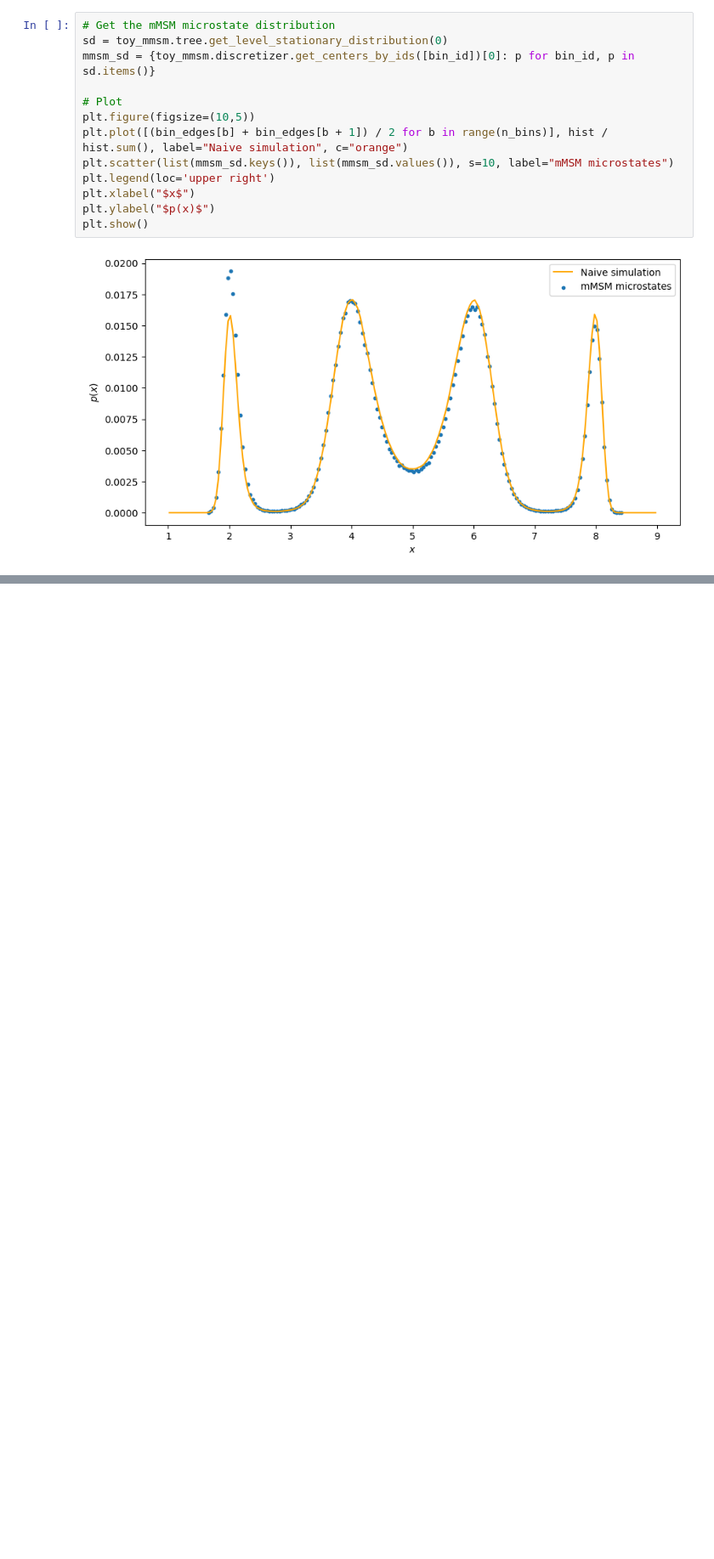
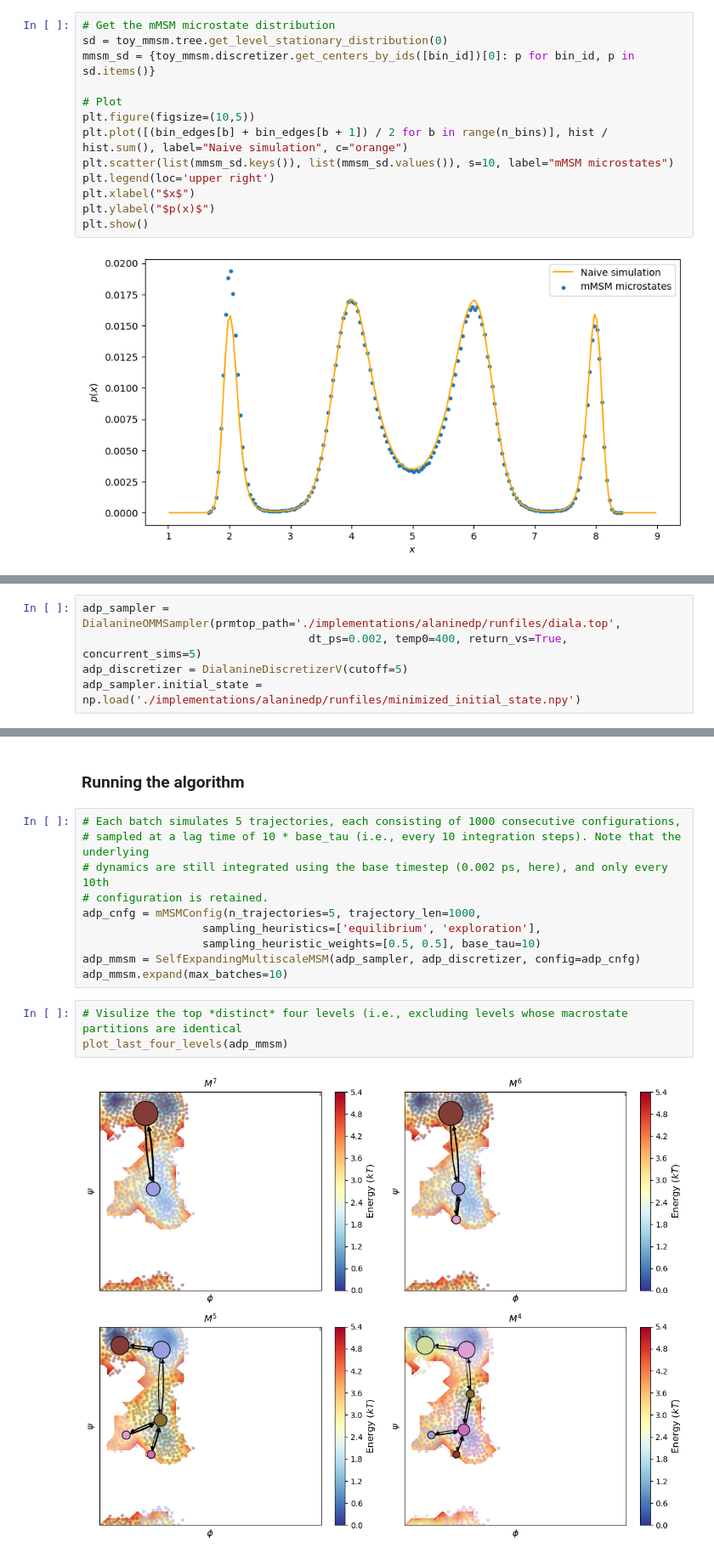
Before and after one commit to ravehlab/mMSM, a Jupyter notebook: tutorial.ipynb, the cells around one changed output, grey strips where cells are left out. Shown at 85% size. Drawn from its saved outputs; the diff is of its cells as text; blank space fills up the shorter version.

```diff
--- a/tutorial.ipynb
+++ b/tutorial.ipynb
@@ -219,0 +261,5 @@ plt.show()
+# %%
+adp_sampler = DialanineOMMSampler(prmtop_path='./implementations/alaninedp/runfiles/diala.top',
+                                  dt_ps=0.002, temp0=400, return_vs=True, concurrent_sims=5)
+adp_discretizer = DialanineDiscretizerV(cutoff=5)
+adp_sampler.initial_state = np.load('./implementations/alaninedp/runfiles/minimized_initial_state.npy')
@@ -219,0 +354,17 @@ plt.show()
+# %% [markdown]
+### Running the algorithm
+# %%
+# Each batch simulates 5 trajectories, each consisting of 1000 consecutive configurations,
+# sampled at a lag time of 10 * base_tau (i.e., every 10 integration steps). Note that the underlying
+# dynamics are still integrated using the base timestep (0.002 ps, here), and only every 10th
+# configuration is retained.
+adp_cnfg = mMSMConfig(n_trajectories=5, trajectory_len=1000,
+                  sampling_heuristics=['equilibrium', 'exploration'],
+                  sampling_heuristic_weights=[0.5, 0.5], base_tau=10)
+adp_mmsm = SelfExpandingMultiscaleMSM(adp_sampler, adp_discretizer, config=adp_cnfg)
+adp_mmsm.expand(max_batches=10)
+# %%
+# Visulize the top *distinct* four levels (i.e., excluding levels whose macrostate partitions are identical
+plot_last_four_levels(adp_mmsm)
+# %% [output]
+[figure, added]
```
Also changed, not shown: parts of 19 cells of this notebook, 11 other files.
